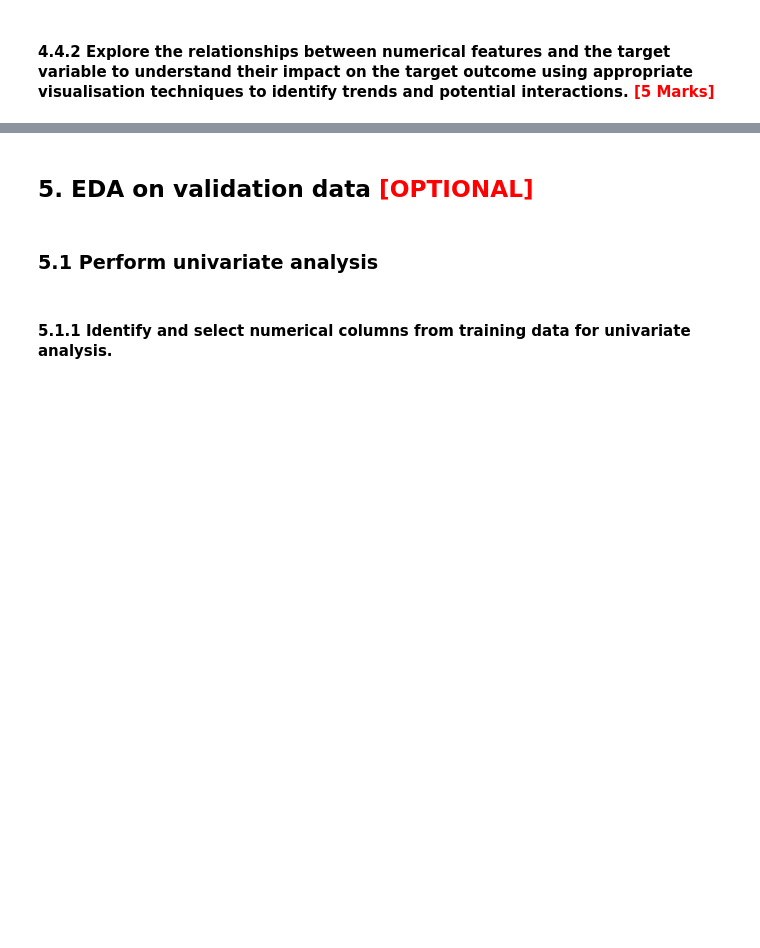
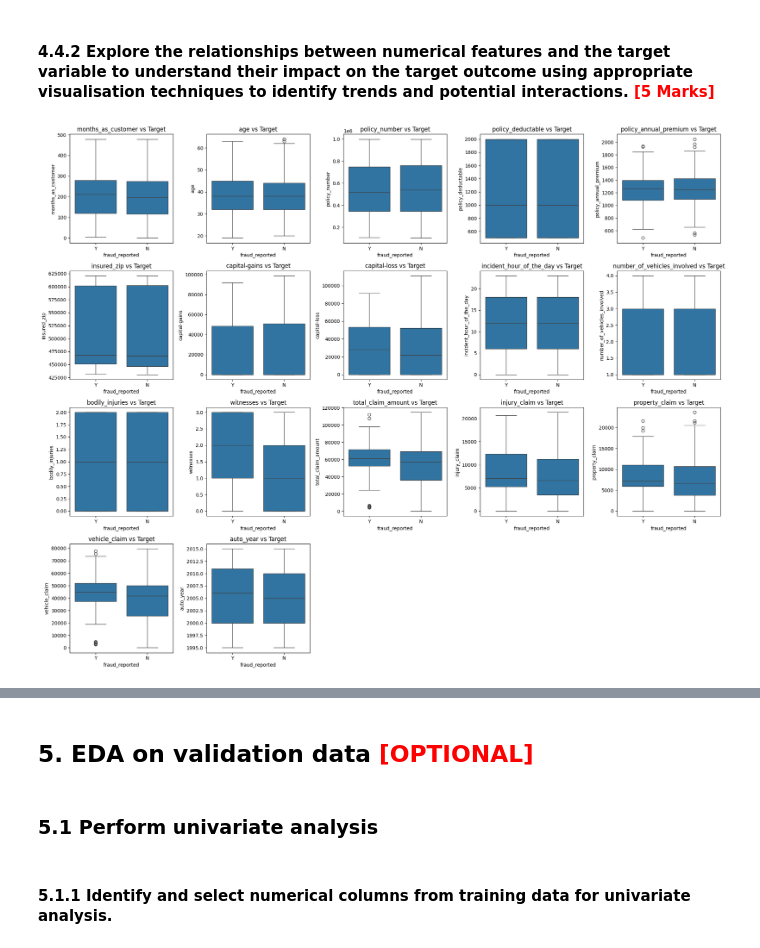
Before and after one commit to Prithvi1510/credit-card-detect-upgrad, a Jupyter notebook: Fraudulent_Claim_Detection_Starter.ipynb, the cells around one changed output, grey strips where cells are left out. Drawn from its saved outputs; the diff is of its cells as text; code cells hidden in the pictures; blank space fills up the shorter version.

```diff
--- a/Fraudulent_Claim_Detection_Starter.ipynb
+++ b/Fraudulent_Claim_Detection_Starter.ipynb
@@ -222,7 +219,7 @@ PATH = r'/home/prithvi/Documents/upgrad/Starter+Notebook+++Data/Starter Notebook
 ### **1.1 Load the Data**
 # %%
 # Load the dataset
-df = pd.read_csv(PATH)
+df = pd.read_csv('insurance_claims.csv')
 # %%
 # Check at the first few entries
 df.head(10)
@@ -443,7 +440,7 @@ data[cols_to_convert_string] = data[cols_to_convert_string].astype("string")
 
 for col in cols_to_convert_datetime:
     if col in data.columns:
-        data[col] = pd.to_datetime(data[col], format="%Y-%m-%d", errors="coerce")
+        data[col] = pd.to_datetime(data[col], format="%Y-%m-%d", errors="coerce").dt.date
 # %%
 # Check the features of the data again
 data.head()
@@ -682,0 +660,29 @@ likelihoods[likelihoods['feature'] !=  'incident_location'].sort_values(by='frau
+# %%
+# Visualise the relationship between numerical features and the target variable to understand their impact on the target outcome
+
+num_cols = x_train.select_dtypes(include=['int64','float64']).columns
+
+# 2. Boxplots (numeric vs target)
+import matplotlib.pyplot as plt
+import seaborn as sns
+
+# Grid size: 5 per row
+n_cols = 5
+n_rows = (len(num_cols) + n_cols - 1) // n_cols
+
+fig, axes = plt.subplots(n_rows, n_cols, figsize=(20, 4*n_rows))
+
+for i, col in enumerate(num_cols):
+    r, c = divmod(i, n_cols)
+    sns.boxplot(x=y_train, y=x_train[col], ax=axes[r][c])
+    axes[r][c].set_title(f"{col} vs Target")
+
+# Hide empty subplots if any
+for j in range(i+1, n_rows*n_cols):
+    r, c = divmod(j, n_cols)
+    axes[r][c].axis("off")
+
+plt.tight_layout()
+plt.show()
+# %% [output]
+[figure, added]
```
Also changed, not shown: parts of 79 cells of this notebook, 2 other files.
